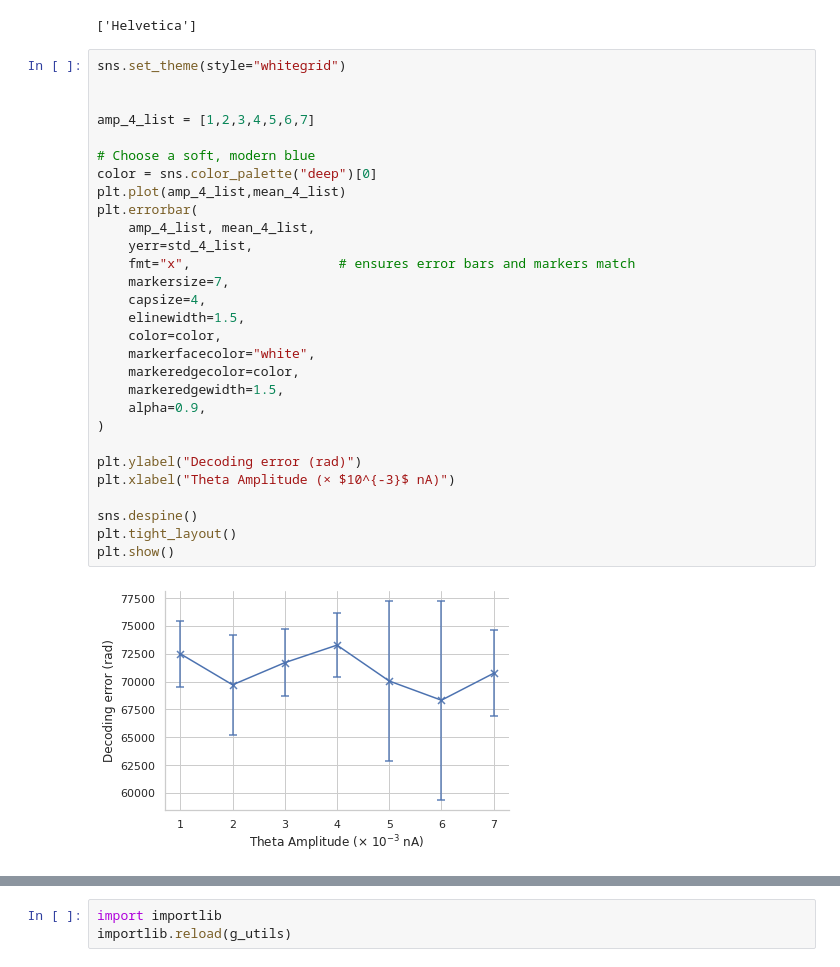
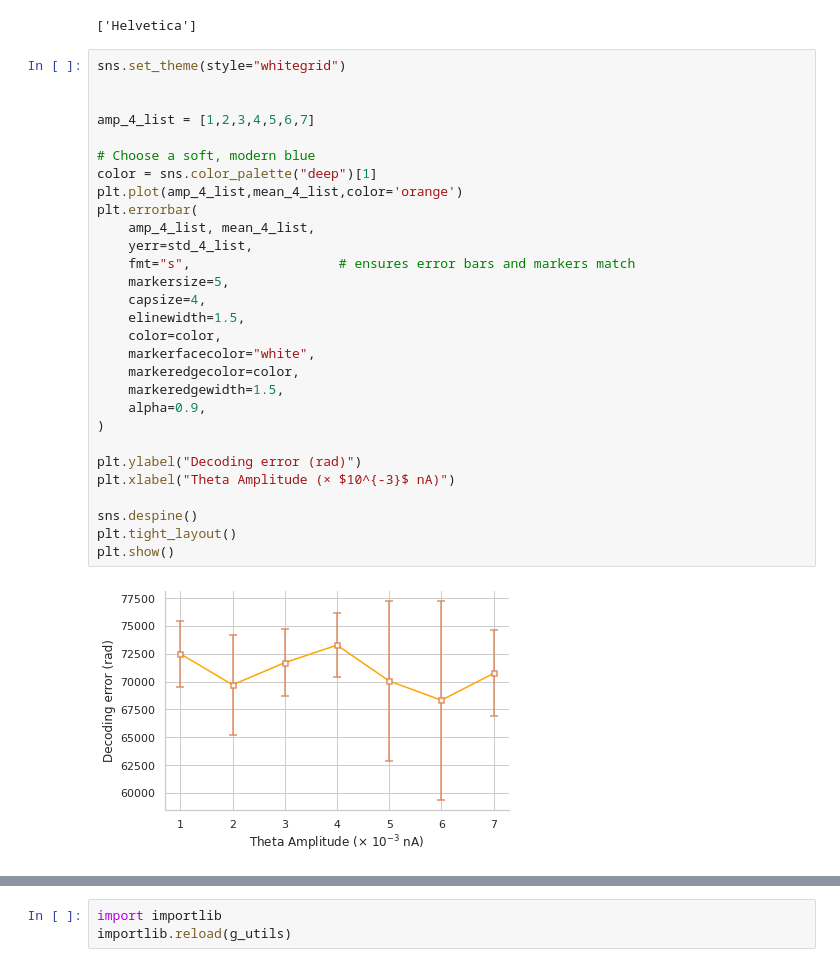
Before and after one commit to tiny-infinity/GridCellsCopy, a Jupyter notebook: analysis/notebooks/poster_figs/theta_vs_error.ipynb, the cells around one changed output, grey strips where cells are left out. Saved outputs shown, nothing was run; the diff lists cells and outputs as text.

```diff
--- a/analysis/notebooks/poster_figs/theta_vs_error.ipynb
+++ b/analysis/notebooks/poster_figs/theta_vs_error.ipynb
@@ -270,31 +307,31 @@ print(matplotlib.rcParams["font.family"])
 # %%
 sns.set_theme(style="whitegrid")
 
 
 amp_4_list = [1,2,3,4,5,6,7]
 
 # Choose a soft, modern blue
-color = sns.color_palette("deep")[0]
-plt.plot(amp_4_list,mean_4_list)
+color = sns.color_palette("deep")[1]
+plt.plot(amp_4_list,mean_4_list,color='orange')
 plt.errorbar(
     amp_4_list, mean_4_list,
     yerr=std_4_list,
-    fmt="x",                   # ensures error bars and markers match
-    markersize=7,
+    fmt="s",                   # ensures error bars and markers match
+    markersize=5,
     capsize=4,
     elinewidth=1.5,
     color=color,
     markerfacecolor="white",
     markeredgecolor=color,
     markeredgewidth=1.5,
     alpha=0.9,
 )
 
 plt.ylabel("Decoding error (rad)")
 plt.xlabel("Theta Amplitude (× $10^{-3}$ nA)")
 
 sns.despine()
 plt.tight_layout()
 plt.show()
 # %% [output]
-[figure, old version]
+[figure, new version]
```
Also changed, not shown: parts of 5 cells of this notebook.
